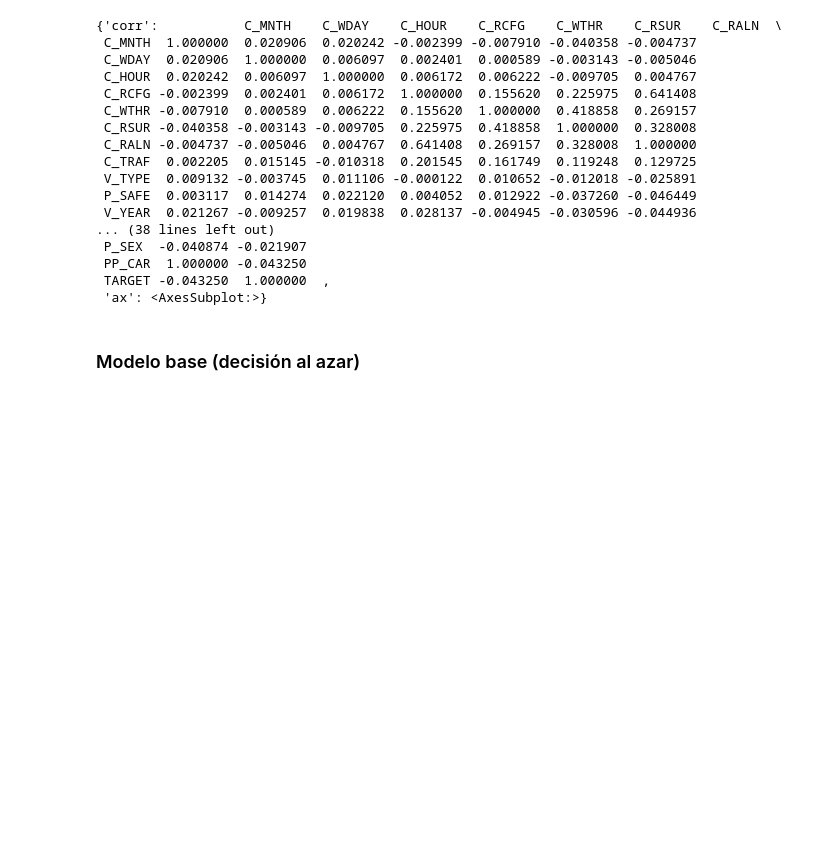
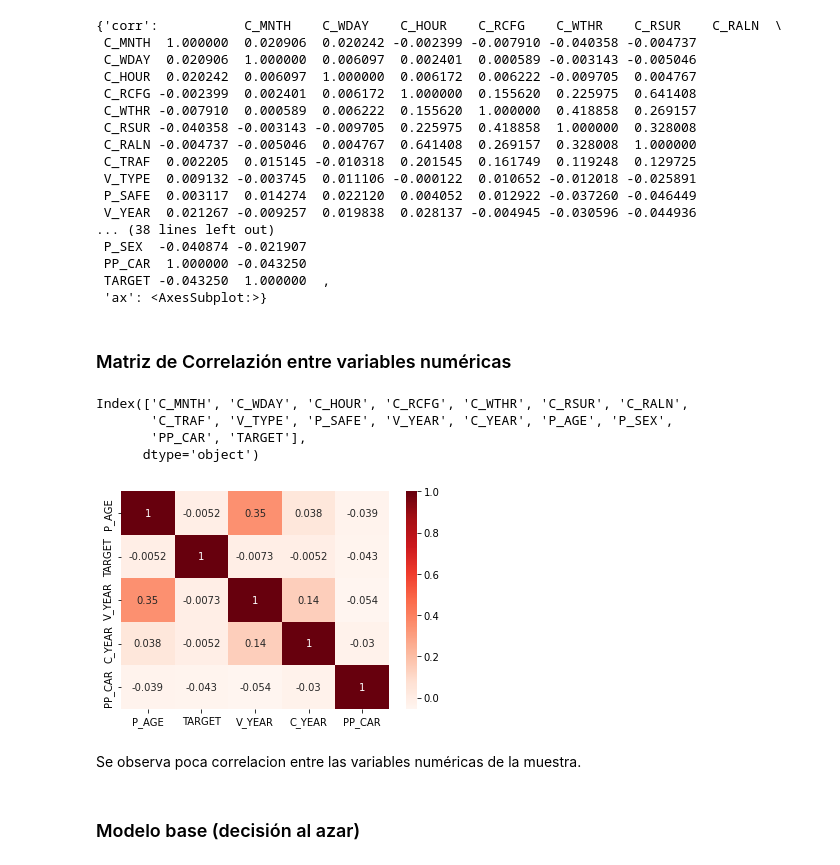
Before and after one commit to judit-lozano/project_car_accidents, a Jupyter notebook: notebooks/01. EDA.ipynb, the cells around one changed output. Drawn from its saved outputs; the diff is of its cells as text; code cells hidden in the pictures; blank space fills up the shorter version.

Commit message:
added corr matrix

```diff
--- a/notebooks/01. EDA.ipynb
+++ b/notebooks/01. EDA.ipynb
@@ -397,6 +394,26 @@ associations(df_data, nom_nom_assoc='cramer', figsize=(15, 15))
  PP_CAR  1.000000 -0.043250
  TARGET -0.043250  1.000000  ,
  'ax': <AxesSubplot:>}
+# %% [markdown]
+### Matriz de Correlazión entre variables numéricas
+# %%
+df_data.columns
+# %% [output]
+Index(['C_MNTH', 'C_WDAY', 'C_HOUR', 'C_RCFG', 'C_WTHR', 'C_RSUR', 'C_RALN',
+       'C_TRAF', 'V_TYPE', 'P_SAFE', 'V_YEAR', 'C_YEAR', 'P_AGE', 'P_SEX',
+       'PP_CAR', 'TARGET'],
+      dtype='object')
+# %%
+# Creating a matrix using age, salry, balance as rows and columns
+df_data[['P_AGE','TARGET','V_YEAR', 'C_YEAR','PP_CAR']].corr()
+
+#plot the correlation matrix of salary, balance and age in data dataframe.
+sns.heatmap(df_data[['P_AGE','TARGET','V_YEAR', 'C_YEAR','PP_CAR']].corr(), annot=True, cmap = 'Reds')
+plt.show()
+# %% [output]
+[figure, added]
+# %% [markdown]
+Se observa poca correlacion entre las variables numéricas de la muestra.
 # %% [markdown]
 ### Modelo base (decisión al azar)
 # %% [markdown]
```
Also changed, not shown: parts of 2 cells of this notebook.
